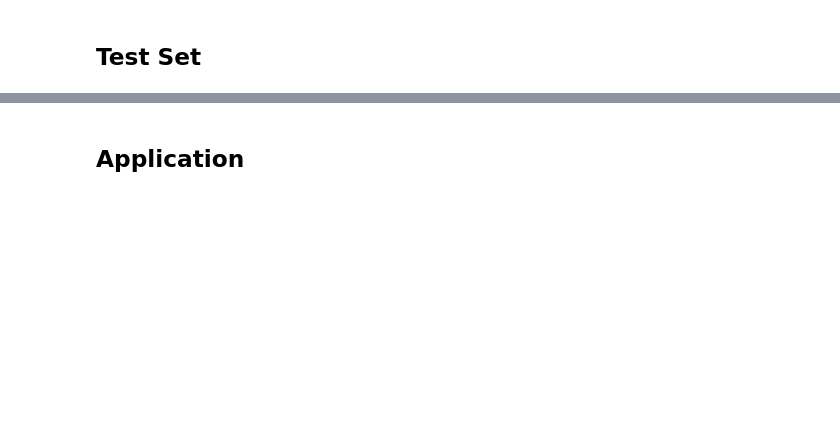
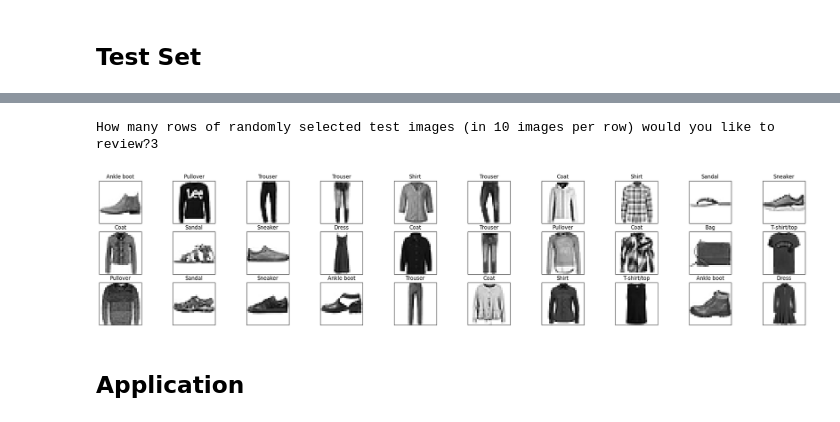
Before and after one commit to Ch256981/IMLP347, a Jupyter notebook: HW4_Ko_I_Hung.ipynb, the cells around one changed output, grey strips where cells are left out. Drawn from its saved outputs; the diff is of its cells as text; code cells hidden in the pictures; blank space fills up the shorter version.

```diff
--- a/HW4_Ko_I_Hung.ipynb
+++ b/HW4_Ko_I_Hung.ipynb
@@ -205,3 +209,34 @@ Test Accuracy: 0.8622999787330627
+# %%
+# define function to display images
+import math
+import matplotlib.pyplot as plt
+import numpy as np
+
+def plot(images, labels, class_names, predictions=None):
+  num_rows = int(input('How many rows of randomly selected test images (in 10 images per row) would you like to review?'))
+  n_cols = 10
+  total_images = num_rows * n_cols
+  indices = np.random.choice(len(images), total_images, replace=False)
+  selected_images = images[indices]
+  selected_labels = labels[indices]
+  selected_predictions = predictions[indices] if predictions is not None else [None] * total_images
+  n_rows = math.ceil(total_images / n_cols)
+  fig, axes = plt.subplots(n_rows, n_cols, figsize=(n_cols * 3, n_rows * 2))
+  axes = axes.flatten()
+  for index in range(total_images):
+     ax = axes[index]
+     ax.imshow(images[index], cmap=plt.cm.binary)
+     ax.set_xticks([])
+     ax.set_yticks([])
+     ax.set_title(class_names[labels[index]]) if class_names is not None else str(selected_labels[index])
+     if selected_predictions[index] is not None:
+       ax.set_xlabel(class_names[selected_predictions[index]] if class_names is not None else str(selected_predictions[index]))
+# %%
+# display 10 * rows images in test set
+plot(in_test, out_test, class_names)
+# %% [output]
+How many rows of randomly selected test images (in 10 images per row) would you like to review?3
+[figure, added]
 # %% [markdown]
 ## Application
 # %%
```
Also changed, not shown: parts of 12 cells of this notebook.
